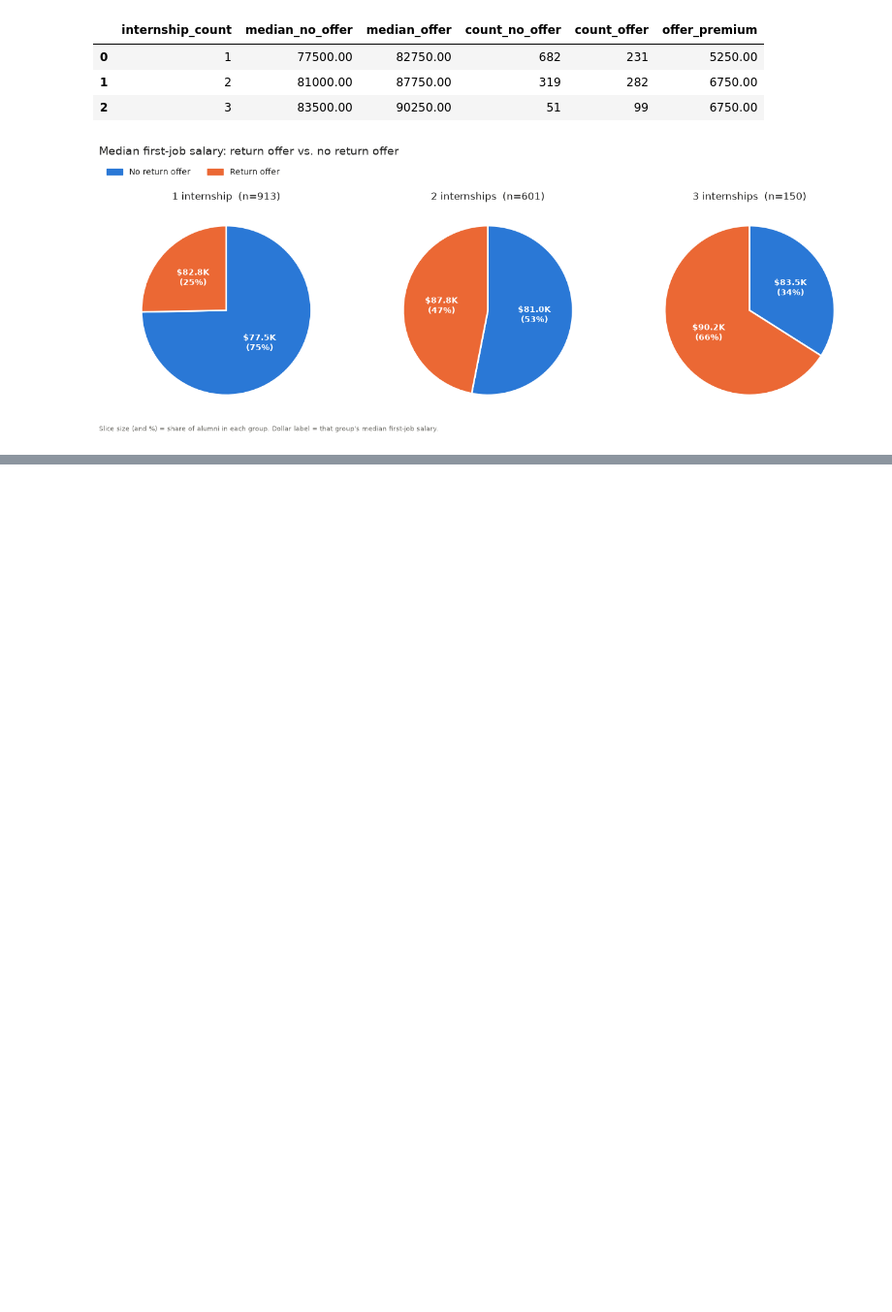
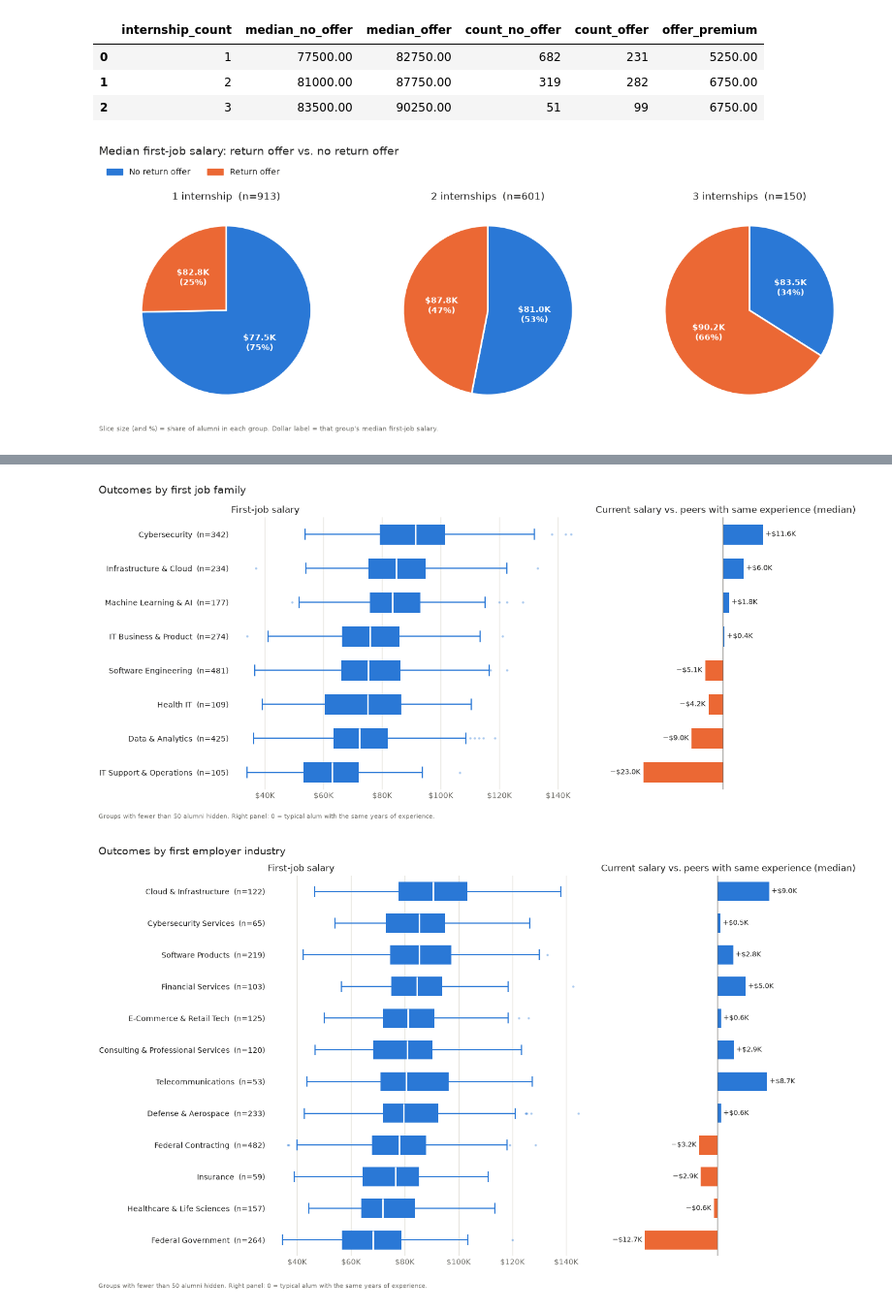
Before and after one commit to WestphalianFresco/TSWhackUMBC, a Jupyter notebook: dataset_analysis.ipynb, the cells around one changed output, grey strips where cells are left out. Shown at 97% size. Drawn from its saved outputs; the diff is of its cells as text; code cells hidden in the pictures; blank space fills up the shorter version.

Commit message:
add information about correlation between salary and first job industry + first job family

```diff
--- a/dataset_analysis.ipynb
+++ b/dataset_analysis.ipynb
@@ -381,0 +443,50 @@ plt.show()
+# %%
+def plot_first_job(summary, col, title):
+    order = summary.index[::-1]   # highest starting salary at the top
+    data = [career.loc[career[col] == g, 'first_salary'] for g in order]
+    fig, (ax1, ax2) = plt.subplots(1, 2, figsize=(14, 0.55 * len(order) + 1.8), sharey=True,
+                                   gridspec_kw={'width_ratios': [1.4, 1]})
+
+    bp = ax1.boxplot(data, positions=range(len(order)), vert=False, widths=0.6, patch_artist=True,
+                     medianprops=dict(color='white', linewidth=2), boxprops=dict(linewidth=0),
+                     whiskerprops=dict(color=SERIES_COLORS[0], linewidth=1.5),
+                     capprops=dict(color=SERIES_COLORS[0], linewidth=1.5),
+                     flierprops=dict(marker='o', markersize=3, alpha=0.4,
+                                     markerfacecolor=SERIES_COLORS[0], markeredgecolor='none'))
+    for box in bp['boxes']:
+        box.set_facecolor(SERIES_COLORS[0])
+    ax1.set_yticks(range(len(order)), [f"{g}  (n={summary.loc[g, 'alum_count']})" for g in order])
+    ax1.xaxis.set_major_formatter(FuncFormatter(lambda v, _: f"${v/1000:.0f}K"))
+    ax1.grid(axis='x', color=GRID, linewidth=1)
+    ax1.set_title('First-job salary', loc='left', fontsize=12, color=INK)
+
+    vals = summary.loc[order, 'median_vs_peers']
+    ax2.barh(range(len(order)), vals, height=0.6,
+             color=[SERIES_COLORS[0] if v >= 0 else SERIES_COLORS[1] for v in vals])
+    lim = vals.abs().max() * 1.6
+    for i, v in enumerate(vals):
+        ax2.text(v + lim * 0.02 * (1 if v >= 0 else -1), i, f"{'+' if v >= 0 else '−'}${abs(v)/1000:.1f}K",
+                 va='center', ha='left' if v >= 0 else 'right', fontsize=9, color=INK)
+    ax2.axvline(0, color=INK_MUTED, linewidth=1)
+    ax2.set_xlim(-lim, lim)
+    ax2.set_xticks([])
+    ax2.set_title('Current salary vs. peers with same experience (median)', loc='left', fontsize=12, color=INK)
+
+    for ax in (ax1, ax2):
+        ax.set_axisbelow(True)
+        ax.tick_params(colors=INK, length=0)
+        ax.tick_params(axis='x', colors=INK_MUTED)
+        for side in ['top', 'right', 'left', 'bottom']:
+            ax.spines[side].set_visible(False)
+
+    fig.suptitle(title, x=0.01, ha='left', fontsize=14, color=INK)
+    fig.text(0.01, 0.0, f"Groups with fewer than {MIN_N} alumni hidden. Right panel: 0 = typical alum with the same years of experience.",
+             fontsize=8, color=INK_MUTED)
+    plt.tight_layout(rect=(0, 0.03, 1, 1))
+    plt.show()
+
+plot_first_job(family_summary, 'first_family', 'Outcomes by first job family')
+plot_first_job(industry_summary, 'first_industry', 'Outcomes by first employer industry')
+# %% [output]
+[figure, added]
+[figure, added]
```
Also changed, not shown: parts of 9 cells of this notebook.
